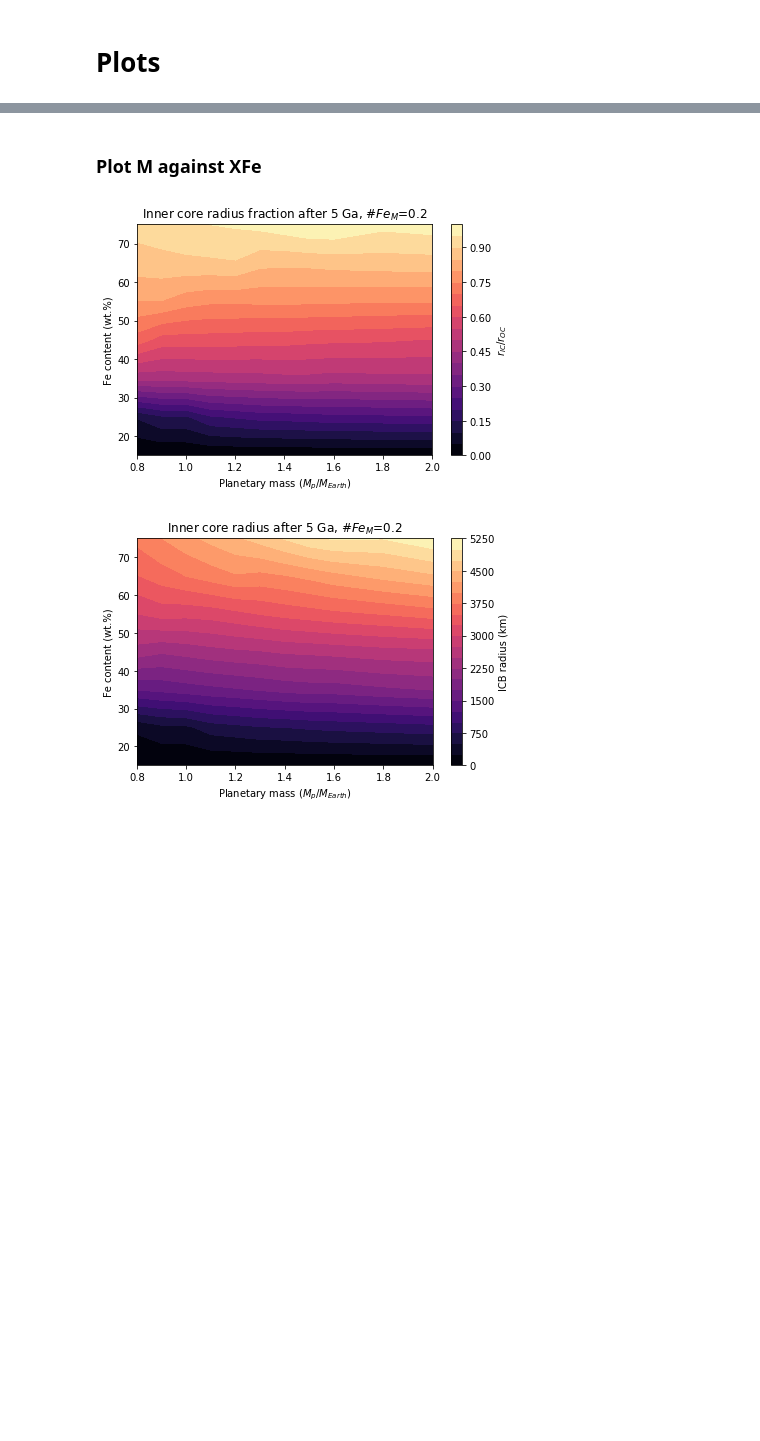
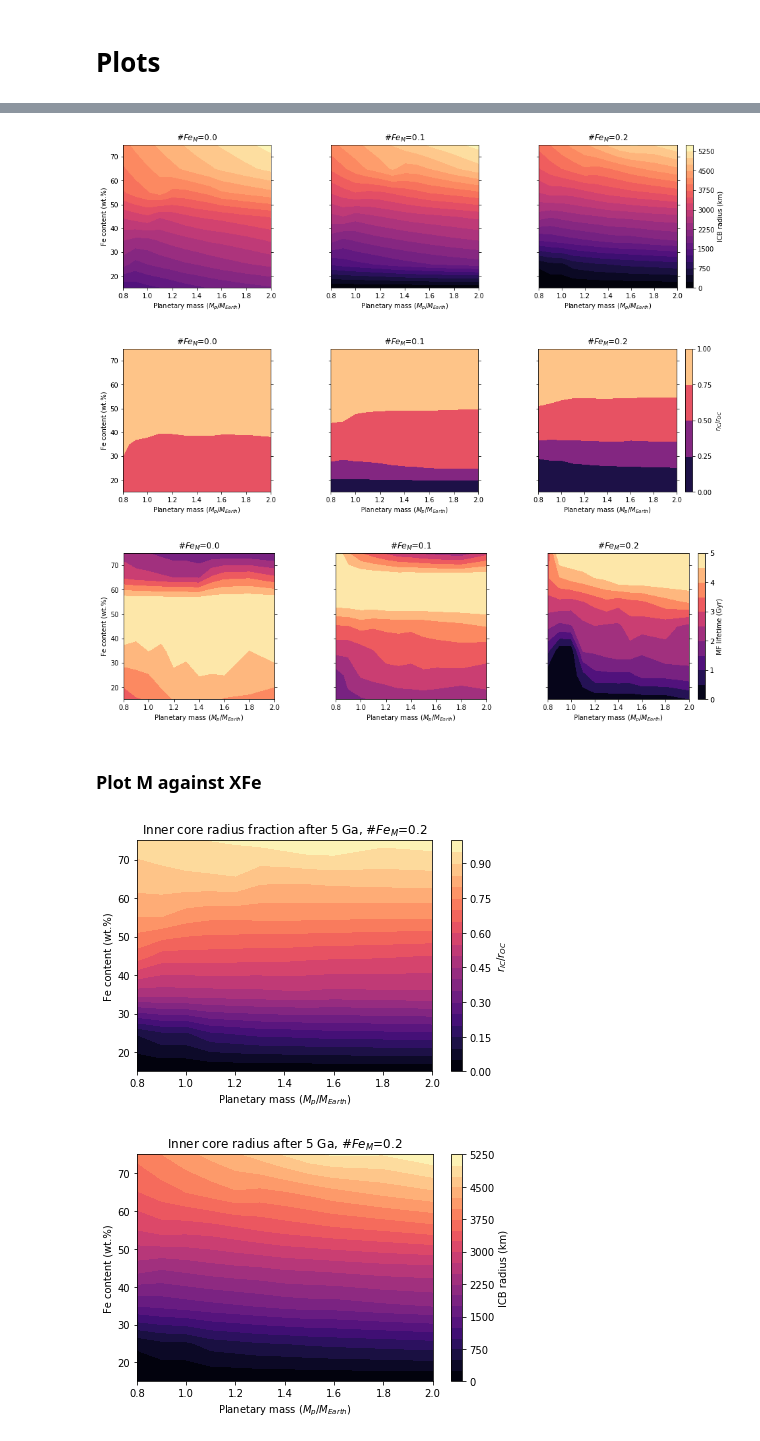
Before and after one commit to irenebonati/exo-cores, a Jupyter notebook: Planets.ipynb, the cells around one changed output, grey strips where cells are left out. Saved outputs shown, nothing was run; the diff lists cells and outputs as text; code cells hidden in the pictures; blank space fills up the shorter version.

Commit message:
New plots for all cases

```diff
--- a/Planets.ipynb
+++ b/Planets.ipynb
@@ -856,3 +785,79 @@ plt.show()
+# %%
+fig, ax = plt.subplots(1, len(Fe_mantle), figsize=[16,4],sharey=True,sharex=True)
+plt.subplots_adjust(wspace = 0.2)
+
+levels_rIC = np.linspace(0, 5500, 23)
+for i in range(len(Fe_mantle)):
+    sc = ax[i].contourf(M,F,r_IC_end[:,i*len(Masses):len(Masses)*(i+1)],levels_rIC, cmap = plt.cm.magma)
+    if i!=len(Fe_mantle)-1:
+        divider = make_axes_locatable(ax[i])
+        cax = divider.append_axes("right", size="1%", pad=0.5)
+        cax.axis('off')
+    else:
+        cb  = fig.colorbar(sc, ax=ax[i])
+        cb.set_label("ICB radius (km)")
+    if i!=0:
+        ax[i].set_ylabel("")
+    else:
+        ax[i].set_ylabel("Fe content (wt.%)")
+    ax[i].set_title('#$Fe_M$={}'.format(Fe_mantle[i]))
+    ax[i].yaxis.set_ticks_position('both')
+    ax[i].set_xlabel("Planetary mass ($M_{p}/M_{Earth}$)")
+    ax[i].yaxis.set_ticks_position('both')
+plt.savefig(plots_folder +"r_IC.pdf".format(Fe_mantle), bbox_inches="tight")
+plt.show()
+
+fig, ax = plt.subplots(1, len(Fe_mantle), figsize=[16,4],sharey=True,sharex=True)
+plt.subplots_adjust(wspace = 0.2)
+
+levels_ICMF = np.linspace(0, 1, 5)
+for i in range(len(Fe_mantle)):
+    sc = ax[i].contourf(M,F,r_IC_end[:,i*len(Masses):len(Masses)*(i+1)]/r_OC[:,i*len(Masses):len(Masses)*(i+1)],levels_ICMF, cmap = plt.cm.magma)
+    if i!=len(Fe_mantle)-1:
+        divider = make_axes_locatable(ax[i])
+        cax = divider.append_axes("right", size="1%", pad=0.5)
+        cax.axis('off')
+    else:
+        cb  = fig.colorbar(sc, ax=ax[i])
+        cb.set_label("$r_{IC}$/$r_{OC}$")
+    if i!=0:
+        ax[i].set_ylabel("")
+    else:
+        ax[i].set_ylabel("Fe content (wt.%)")
+    ax[i].set_title('#$Fe_M$={}'.format(Fe_mantle[i]))
+    ax[i].yaxis.set_ticks_position('both')
+    ax[i].set_xlabel("Planetary mass ($M_{p}/M_{Earth}$)")
+    ax[i].yaxis.set_ticks_position('both')
+plt.savefig(plots_folder +"ICMF.pdf".format(Fe_mantle), bbox_inches="tight")
+plt.show()
+
+fig, ax = plt.subplots(1, len(Fe_mantle), figsize=[16,4],sharey=True,sharex=True)
+plt.subplots_adjust(wspace = 0.2)
+
+levels_MF = np.linspace(0, 5, 11)
+for i in range(len(Fe_mantle)):
+    sc = ax[i].contourf(M,F,MF_lifetime[:,i*len(Masses):len(Masses)*(i+1)],levels_MF, cmap = plt.cm.magma)
+    if i!=len(Fe_mantle)-1:
+        divider = make_axes_locatable(ax[i])
+        cax = divider.append_axes("right", size="1%", pad=0.5)
+        cax.axis('off')
+    else:
+        cb  = fig.colorbar(sc, ax=ax[i])
+        cb.set_label("MF lifetime (Gyr)")
+    if i!=0:
+        ax[i].set_ylabel("")
+    else:
+        ax[i].set_ylabel("Fe content (wt.%)")
+    ax[i].set_title('#$Fe_M$={}'.format(Fe_mantle[i]))
+    ax[i].yaxis.set_ticks_position('both')
+    ax[i].set_xlabel("Planetary mass ($M_{p}/M_{Earth}$)")
+    ax[i].yaxis.set_ticks_position('both')
+plt.savefig(plots_folder +"MF_lifetime.pdf".format(Fe_mantle), bbox_inches="tight")
+plt.show()
+# %% [output]
+[figure, added]
+[figure, added]
+[figure, added]
 # %% [markdown]
 ### Plot M against XFe
 # %%
```
Also changed, not shown: parts of 5 cells of this notebook, 1 other file.
